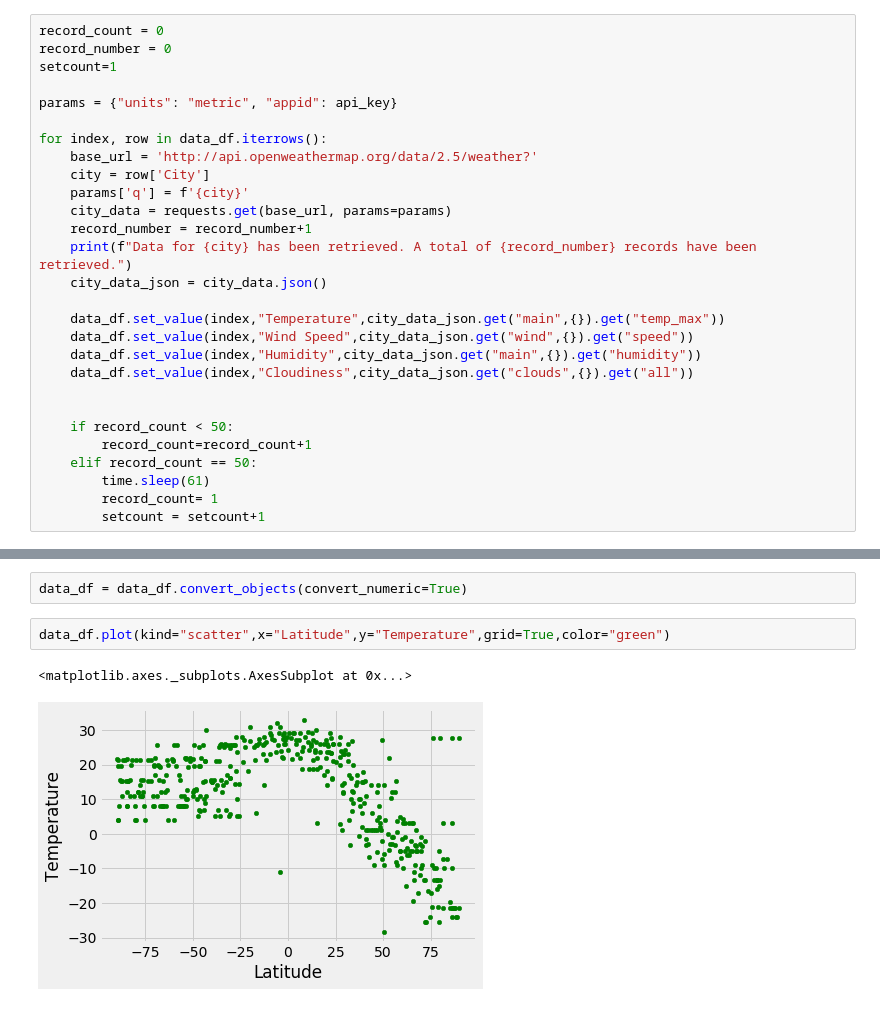
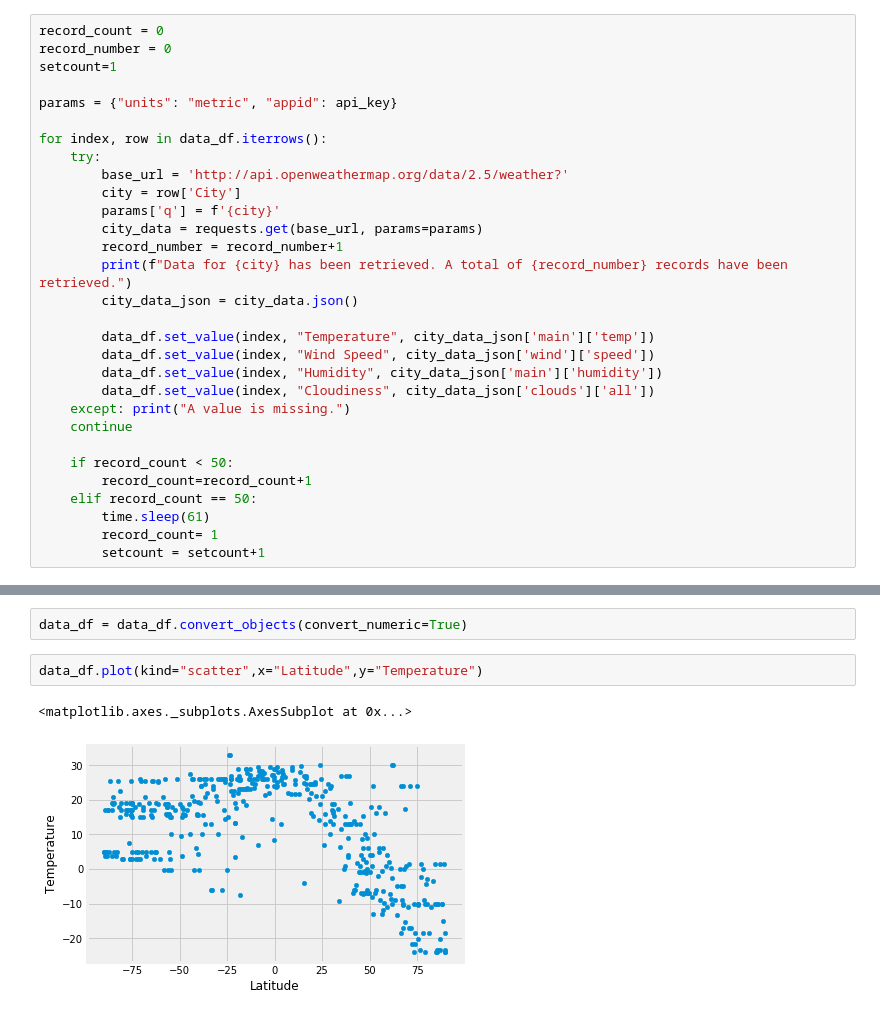
Before and after one commit to edelgado90/homework_folder, a Jupyter notebook: API Homework.ipynb, the cells around one changed output, grey strips where cells are left out. Cells and saved outputs as stored; diff of their text form.

```diff
--- a/API Homework.ipynb
+++ b/API Homework.ipynb
@@ -54,19 +54,21 @@ setcount=1
 params = {"units": "metric", "appid": api_key}
 
 for index, row in data_df.iterrows():
-    base_url = 'http://api.openweathermap.org/data/2.5/weather?'
-    city = row['City']
-    params['q'] = f'{city}'
-    city_data = requests.get(base_url, params=params)
-    record_number = record_number+1
-    print(f"Data for {city} has been retrieved. A total of {record_number} records have been retrieved.")
-    city_data_json = city_data.json()
+    try:
+        base_url = 'http://api.openweathermap.org/data/2.5/weather?'
+        city = row['City']
+        params['q'] = f'{city}'
+        city_data = requests.get(base_url, params=params)
+        record_number = record_number+1
+        print(f"Data for {city} has been retrieved. A total of {record_number} records have been retrieved.")
+        city_data_json = city_data.json()
 
-    data_df.set_value(index,"Temperature",city_data_json.get("main",{}).get("temp_max"))
-    data_df.set_value(index,"Wind Speed",city_data_json.get("wind",{}).get("speed"))
-    data_df.set_value(index,"Humidity",city_data_json.get("main",{}).get("humidity"))
-    data_df.set_value(index,"Cloudiness",city_data_json.get("clouds",{}).get("all"))
-
+        data_df.set_value(index, "Temperature", city_data_json['main']['temp'])
+        data_df.set_value(index, "Wind Speed", city_data_json['wind']['speed'])
+        data_df.set_value(index, "Humidity", city_data_json['main']['humidity'])
+        data_df.set_value(index, "Cloudiness", city_data_json['clouds']['all'])
+    except: print("A value is missing.")
+    continue
 
     if record_count < 50:
         record_count=record_count+1
@@ -97,8 +99,8 @@ data_df = data_df.dropna().reset_index()
 # %%
 data_df = data_df.convert_objects(convert_numeric=True)
 # %%
-data_df.plot(kind="scatter",x="Latitude",y="Temperature",grid=True,color="green")
+data_df.plot(kind="scatter",x="Latitude",y="Temperature")
 # %% [output]
 <matplotlib.axes._subplots.AxesSubplot at 0x...>
-[figure, old version]
+[figure, new version]
 # %%
```
Also changed, not shown: parts of 4 cells of this notebook.
